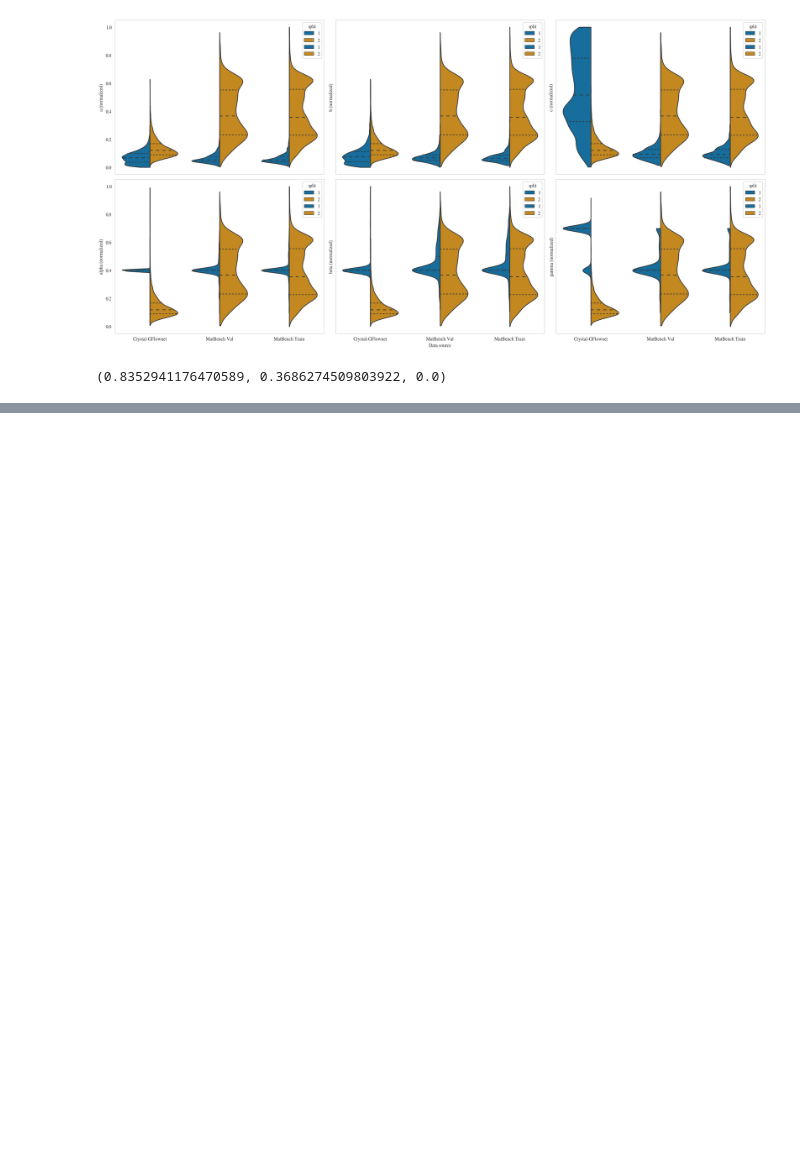
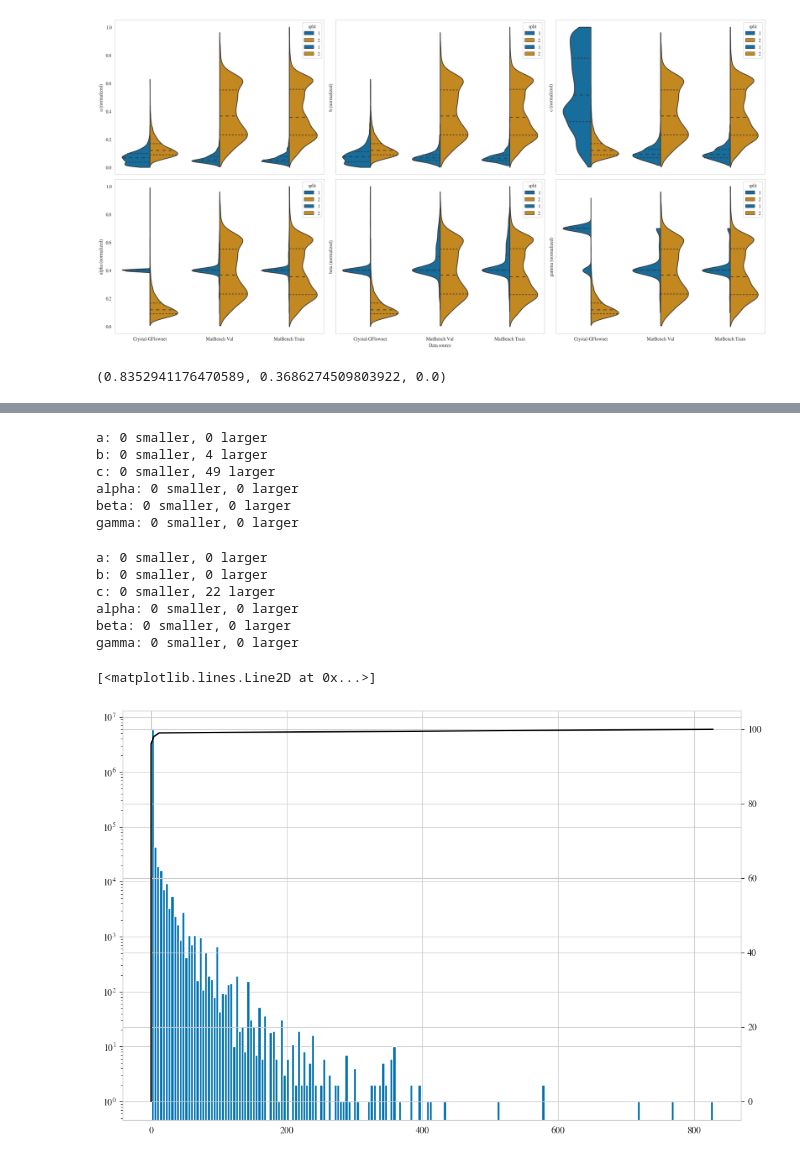
Before and after one commit to sh-divya/ActiveLearningMaterials, a Jupyter notebook: notebooks/gfn_samples.ipynb, the cells around one changed output, grey strips where cells are left out. Cells and saved outputs as stored; diff of their text form; code cells hidden in the pictures; blank space fills up the shorter version.

```diff
--- a/notebooks/gfn_samples.ipynb
+++ b/notebooks/gfn_samples.ipynb
@@ -536,0 +634,44 @@ train_normed_path = "/network/scratch/s/schmidtv/crystals-proxys/data/ai4mat-plo
+# %%
+cols = ["a", "b", "c", "alpha", "beta", "gamma"]
+for col in cols:
+    lower_bound = 0.9 if col in ["a", "b", "c"] else 50
+    upper_bound = 100 if col in ["a", "b", "c"] else 150
+    smaller = (full_train_df[col] < lower_bound).sum()
+    larger = (full_train_df[col] > upper_bound).sum()
+    print(f"{col}: {smaller} smaller, {larger} larger")
+# %% [output]
+a: 0 smaller, 0 larger
+b: 0 smaller, 4 larger
+c: 0 smaller, 49 larger
+alpha: 0 smaller, 0 larger
+beta: 0 smaller, 0 larger
+gamma: 0 smaller, 0 larger
+# %%
+cols = ["a", "b", "c", "alpha", "beta", "gamma"]
+for col in cols:
+    lower_bound = 0.9 if col in ["a", "b", "c"] else 50
+    upper_bound = 100 if col in ["a", "b", "c"] else 150
+    smaller = (full_val_df[col] < lower_bound).sum()
+    larger = (full_val_df[col] > upper_bound).sum()
+    print(f"{col}: {smaller} smaller, {larger} larger")
+# %% [output]
+a: 0 smaller, 0 larger
+b: 0 smaller, 0 larger
+c: 0 smaller, 22 larger
+alpha: 0 smaller, 0 larger
+beta: 0 smaller, 0 larger
+gamma: 0 smaller, 0 larger
+# %%
+atom_counts = full_train_df[full_train_df.columns[h_idx:e_idx]].values.reshape(-1)
+percs = np.percentile(atom_counts, range(0, 101))
+
+plt.figure(figsize=(12, 8))
+plt.hist(full_train_df[full_train_df.columns[h_idx:e_idx]].values.reshape(-1), bins=200)
+plt.yscale("log")
+ax = plt.gca()
+ax2 = ax.twinx()
+ax2.plot(percs, range(0, 101), color="black")
+# yscale log:
+# %% [output]
+[<matplotlib.lines.Line2D at 0x...>]
+[figure, added]
```
Also changed, not shown: parts of 22 cells of this notebook.
